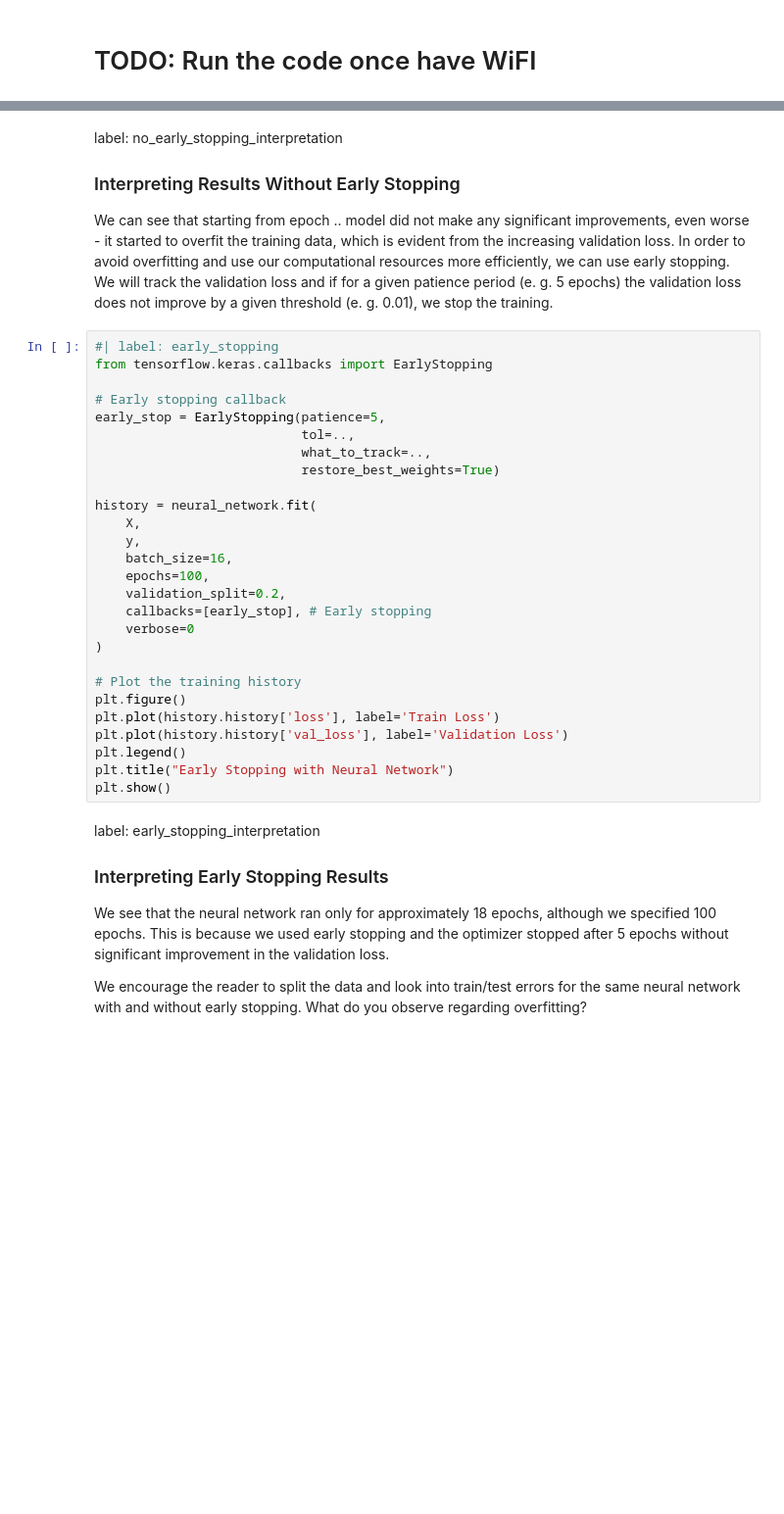
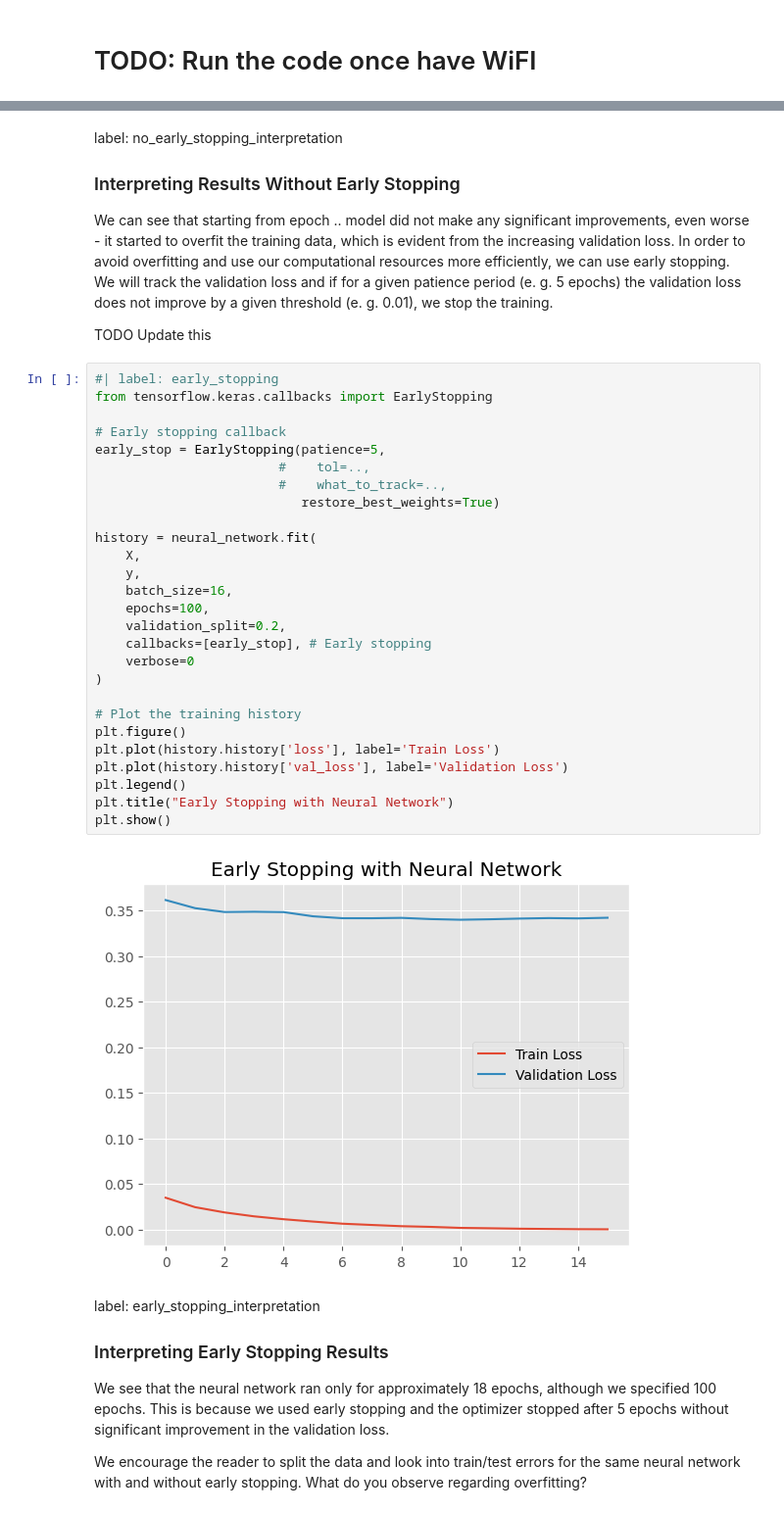
Before and after one commit to slds-lmu/lecture_sl, a Jupyter notebook: exercises/regularization-quarto/sol_regularization_1_py.ipynb, the cells around one changed output, grey strips where cells are left out. Shown: that part at 98% size. Saved outputs shown, nothing was run; the diff lists cells and outputs as text; blank space fills up the shorter version.

```diff
--- a/exercises/regularization-quarto/sol_regularization_1_py.ipynb
+++ b/exercises/regularization-quarto/sol_regularization_1_py.ipynb
@@ -465,33 +471,37 @@ label: no_early_stopping_interpretation
 ### Interpreting Results Without Early Stopping
 
 We can see that starting from epoch .. model did not make any significant improvements, even worse - it started to overfit the training data, which is evident from the increasing validation loss. In order to avoid overfitting and use our computational resources more efficiently, we can use early stopping. We will track the validation loss and if for a given patience period (e. g. 5 epochs) the validation loss does not improve by a given threshold (e. g. 0.01), we stop the training.
+
+TODO Update this
 # %%
 #| label: early_stopping
 from tensorflow.keras.callbacks import EarlyStopping
 
 # Early stopping callback
 early_stop = EarlyStopping(patience=5,
-                           tol=..,
-                           what_to_track=..,
+                        #    tol=..,
+                        #    what_to_track=..,
                            restore_best_weights=True)
 
 history = neural_network.fit(
     X,
     y,
     batch_size=16,
     epochs=100,
     validation_split=0.2,
     callbacks=[early_stop], # Early stopping
     verbose=0
 )
 
 # Plot the training history
 plt.figure()
 plt.plot(history.history['loss'], label='Train Loss')
 plt.plot(history.history['val_loss'], label='Validation Loss')
 plt.legend()
 plt.title("Early Stopping with Neural Network")
 plt.show()
+# %% [output]
+[figure, added]
 # %% [markdown]
 label: early_stopping_interpretation
 ### Interpreting Early Stopping Results
```
Also changed, not shown: parts of 4 cells of this notebook, 1 other file.
